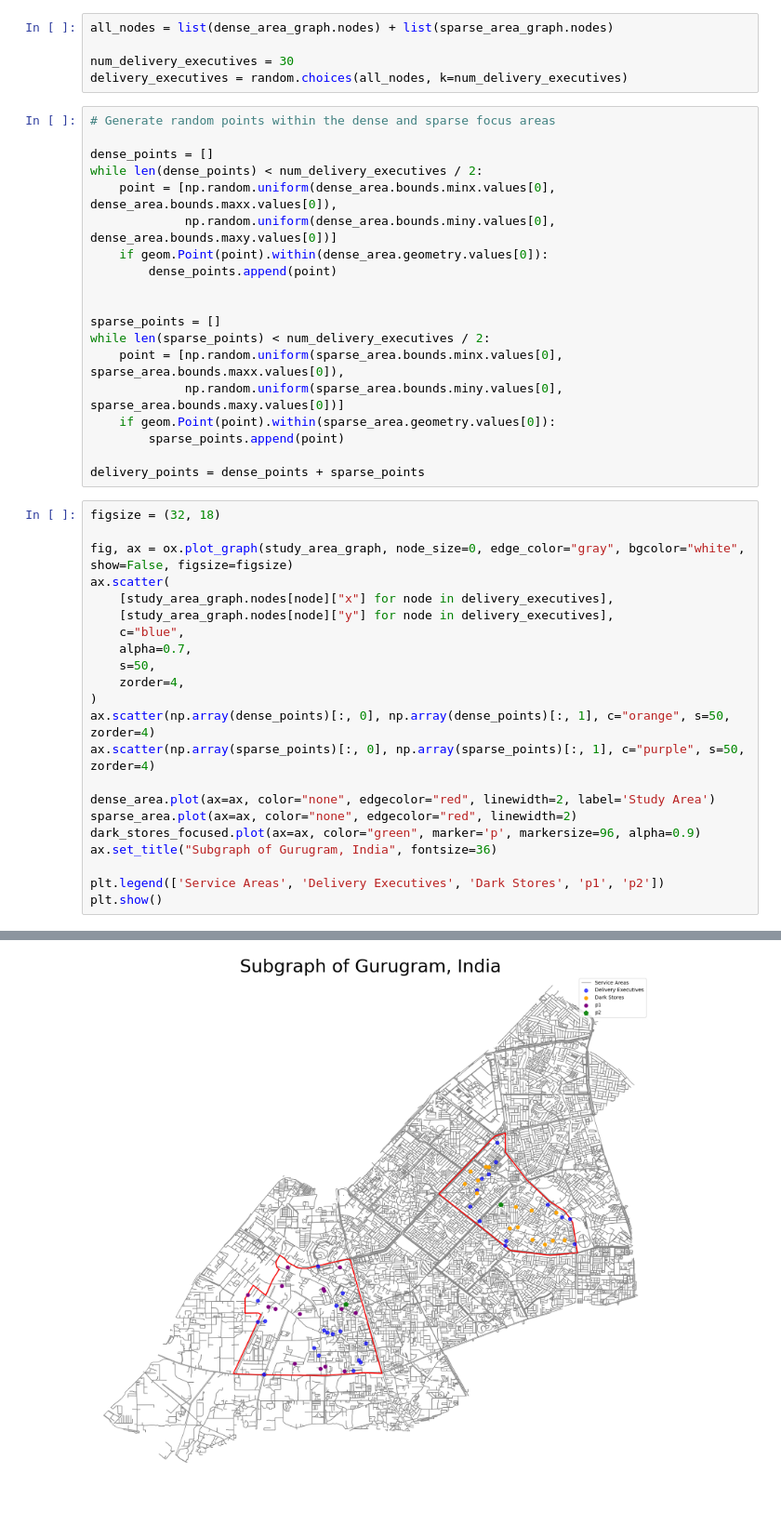
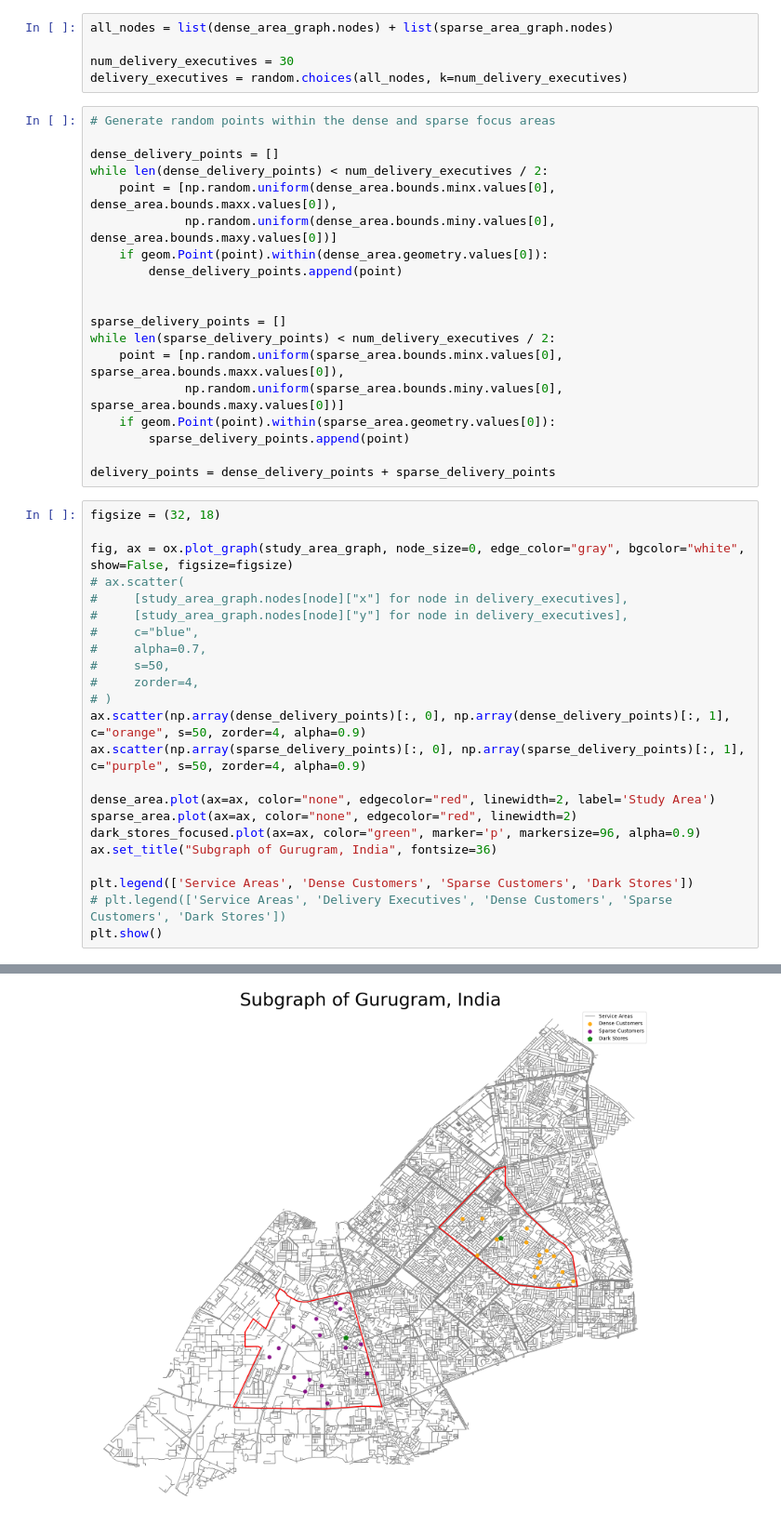
Before and after one commit to amariwyking/blinkit, a Jupyter notebook: data and code/time_distance_matrices.ipynb, the cells around one changed output, grey strips where cells are left out. Shown at 93% size. Saved outputs shown, nothing was run; the diff lists cells and outputs as text.

Commit message:
- Remove delivery executives from the network - Create basic VRP without constraints

```diff
--- a/data and code/time_distance_matrices.ipynb
+++ b/data and code/time_distance_matrices.ipynb
@@ -68,43 +68,44 @@ delivery_executives = random.choices(all_nodes, k=num_delivery_executives)
 # %%
 # Generate random points within the dense and sparse focus areas
 
-dense_points = []
-while len(dense_points) < num_delivery_executives / 2:
+dense_delivery_points = []
+while len(dense_delivery_points) < num_delivery_executives / 2:
     point = [np.random.uniform(dense_area.bounds.minx.values[0], dense_area.bounds.maxx.values[0]),
              np.random.uniform(dense_area.bounds.miny.values[0], dense_area.bounds.maxy.values[0])]
     if geom.Point(point).within(dense_area.geometry.values[0]):
-        dense_points.append(point)
+        dense_delivery_points.append(point)
 
 
-sparse_points = []
-while len(sparse_points) < num_delivery_executives / 2:
+sparse_delivery_points = []
+while len(sparse_delivery_points) < num_delivery_executives / 2:
     point = [np.random.uniform(sparse_area.bounds.minx.values[0], sparse_area.bounds.maxx.values[0]),
              np.random.uniform(sparse_area.bounds.miny.values[0], sparse_area.bounds.maxy.values[0])]
     if geom.Point(point).within(sparse_area.geometry.values[0]):
-        sparse_points.append(point)
+        sparse_delivery_points.append(point)
 
-delivery_points = dense_points + sparse_points
+delivery_points = dense_delivery_points + sparse_delivery_points
 # %%
 figsize = (32, 18)
 
 fig, ax = ox.plot_graph(study_area_graph, node_size=0, edge_color="gray", bgcolor="white", show=False, figsize=figsize)
-ax.scatter(
-    [study_area_graph.nodes[node]["x"] for node in delivery_executives],
-    [study_area_graph.nodes[node]["y"] for node in delivery_executives],
-    c="blue",
-    alpha=0.7,
-    s=50,
-    zorder=4,
-)
-ax.scatter(np.array(dense_points)[:, 0], np.array(dense_points)[:, 1], c="orange", s=50, zorder=4)
-ax.scatter(np.array(sparse_points)[:, 0], np.array(sparse_points)[:, 1], c="purple", s=50, zorder=4)
+# ax.scatter(
+#     [study_area_graph.nodes[node]["x"] for node in delivery_executives],
+#     [study_area_graph.nodes[node]["y"] for node in delivery_executives],
+#     c="blue",
+#     alpha=0.7,
+#     s=50,
+#     zorder=4,
+# )
+ax.scatter(np.array(dense_delivery_points)[:, 0], np.array(dense_delivery_points)[:, 1], c="orange", s=50, zorder=4, alpha=0.9)
+ax.scatter(np.array(sparse_delivery_points)[:, 0], np.array(sparse_delivery_points)[:, 1], c="purple", s=50, zorder=4, alpha=0.9)
 
 dense_area.plot(ax=ax, color="none", edgecolor="red", linewidth=2, label='Study Area')
 sparse_area.plot(ax=ax, color="none", edgecolor="red", linewidth=2)
 dark_stores_focused.plot(ax=ax, color="green", marker='p', markersize=96, alpha=0.9)
 ax.set_title("Subgraph of Gurugram, India", fontsize=36)
 
-plt.legend(['Service Areas', 'Delivery Executives', 'Dark Stores', 'p1', 'p2'])
+plt.legend(['Service Areas', 'Dense Customers', 'Sparse Customers', 'Dark Stores'])
+# plt.legend(['Service Areas', 'Delivery Executives', 'Dense Customers', 'Sparse Customers', 'Dark Stores'])
 plt.show()
 # %% [output]
 See: https://matplotlib.org/stable/tutorials/intermediate/legend_guide.html#implementing-a-custom-legend-handler
@@ -112,2 +113,2 @@ See: https://matplotlib.org/stable/tutorials/intermediate/legend_guide.html#impl
-[figure, old version]
+[figure, new version]
 # %% [markdown]
```
Also changed, not shown: parts of 17 cells of this notebook.
